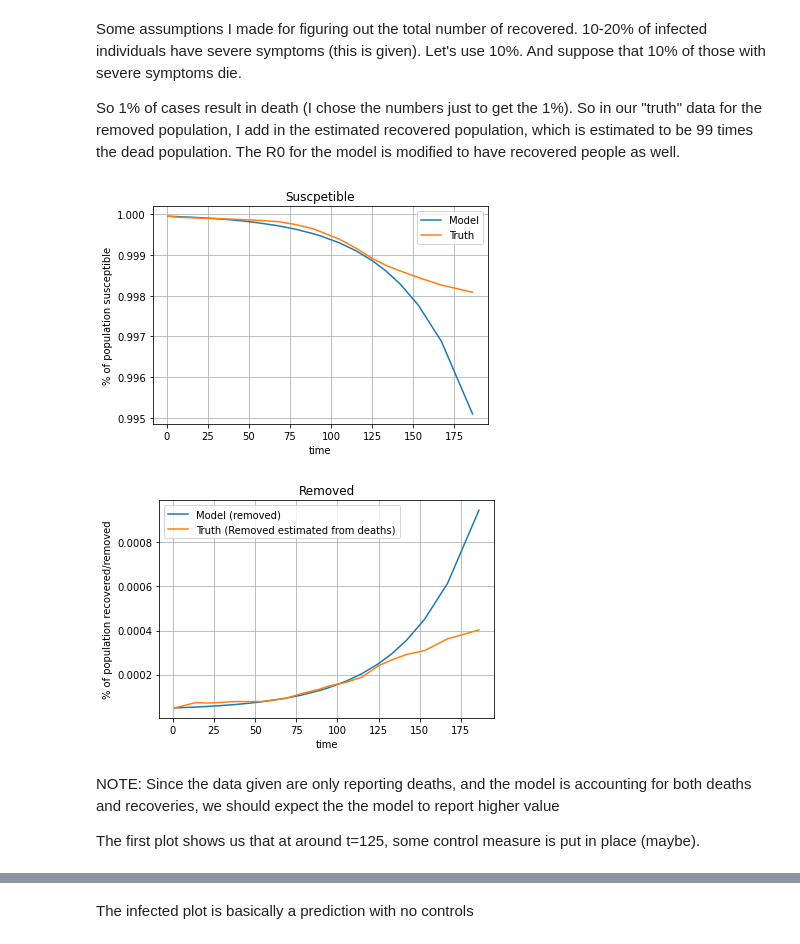
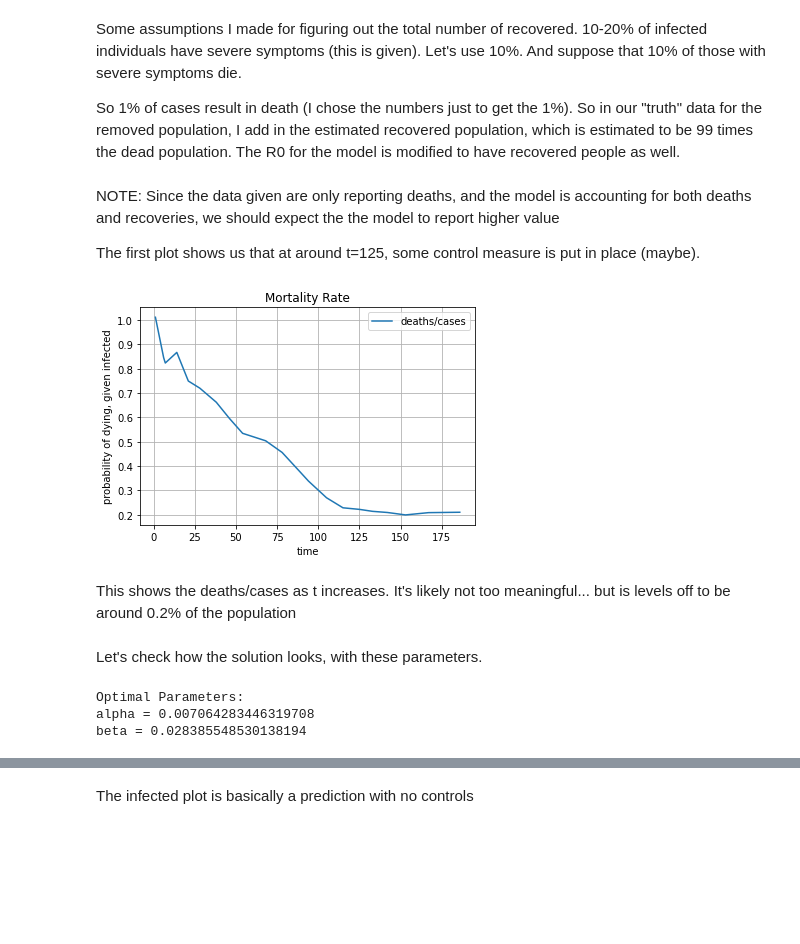
Before and after one commit to DusanKovac/Modelling-Cholera-Outbreak, a Jupyter notebook: first_go.ipynb, the cells around one changed output, grey strips where cells are left out. Saved outputs shown, nothing was run; the diff lists cells and outputs as text; code cells hidden in the pictures; blank space fills up the shorter version.

```diff
--- a/first_go.ipynb
+++ b/first_go.ipynb
@@ -46,37 +51,23 @@ sol = np.array(odeint(SIR_model, [S0, I0, R0], who_data.iloc[:,2], args=(alpha,
 Some assumptions I made for figuring out the total number of recovered. 10-20% of infected individuals have severe symptoms (this is given). Let's use 10%. And suppose that 10% of those with severe symptoms die.
 
 So 1% of cases result in death (I chose the numbers just to get the 1%). So in our "truth" data for the removed population, I add in the estimated recovered population, which is estimated to be 99 times the dead population. The R0 for the model is modified to have recovered people as well.
-# %%
-plt.figure(figsize = [6, 4])
-times = who_data.iloc[:,2]
-plt.plot(times, sol[:, 0], label = "Model")
-
-susceptibles = (who_data.iloc[:, 0]*(-1) + N)
-
-plt.plot(times, susceptibles / N, label = "Truth")
-
-plt.grid()
-plt.legend()
-plt.xlabel("time")
-plt.ylabel("% of population susceptible")
-plt.title("Suscpetible")
-plt.show()
-
-plt.figure(figsize = [6, 4])
-plt.plot(times, sol[:, 2], label = "Model (removed)")
-
-plt.plot(times, (who_data.iloc[:, 1]*100) / N, label = "Truth (Removed estimated from deaths)")
-
-plt.grid()
-plt.legend()
-plt.xlabel("time")
-plt.ylabel("% of population recovered/removed")
-plt.title("Removed")
-plt.show()
-# %% [output]
-[figure, removed]
-[figure, removed]
 # %% [markdown]
 NOTE: Since the data given are only reporting deaths, and the model is accounting for both deaths and recoveries, we should expect the the model to report higher value
 
 The first plot shows us that at around t=125, some control measure is put in place (maybe).
+# %%
+rate = who_data.iloc[:, 1]/who_data.iloc[:, 0]
+
+plt.figure(figsize = [6, 4])
+plt.plot(times, 100*rate, label = "deaths/cases")
+
+plt.grid()
+plt.legend()
+plt.xlabel("time")
+plt.ylabel("probability of dying, given infected")
+plt.title("Mortality Rate")
+plt.show()
+# %% [output]
+[figure, added]
+# %% [markdown]
+This shows the deaths/cases as t increases. It's likely not too meaningful... but is levels off to be around 0.2% of the population
@@ -82,0 +101,21 @@ The first plot shows us that at around t=125, some control measure is put in pla
+# %% [markdown]
+Let's check how the solution looks, with these parameters.
+# %%
+# beta = 0.02869
+# alpha =0.006409
+
+alpha = result.params['alpha'].value
+beta = result.params['beta'].value
+
+print("Optimal Parameters: \nalpha =", alpha, "\nbeta =", beta)
+
+t = np.linspace(0, 1000, 1000)
+
+sol = np.array(odeint(SIR_model, [S0, I0, R0], t, args=(alpha, beta)))
+S_model = sol[:,0]
+I_model = sol[:,1]
+R_model = sol[:,2]
+# %% [output]
+Optimal Parameters:
+alpha = 0.007064283446319708
+beta = 0.028385548530138194
```
Also changed, not shown: parts of 20 cells of this notebook.
